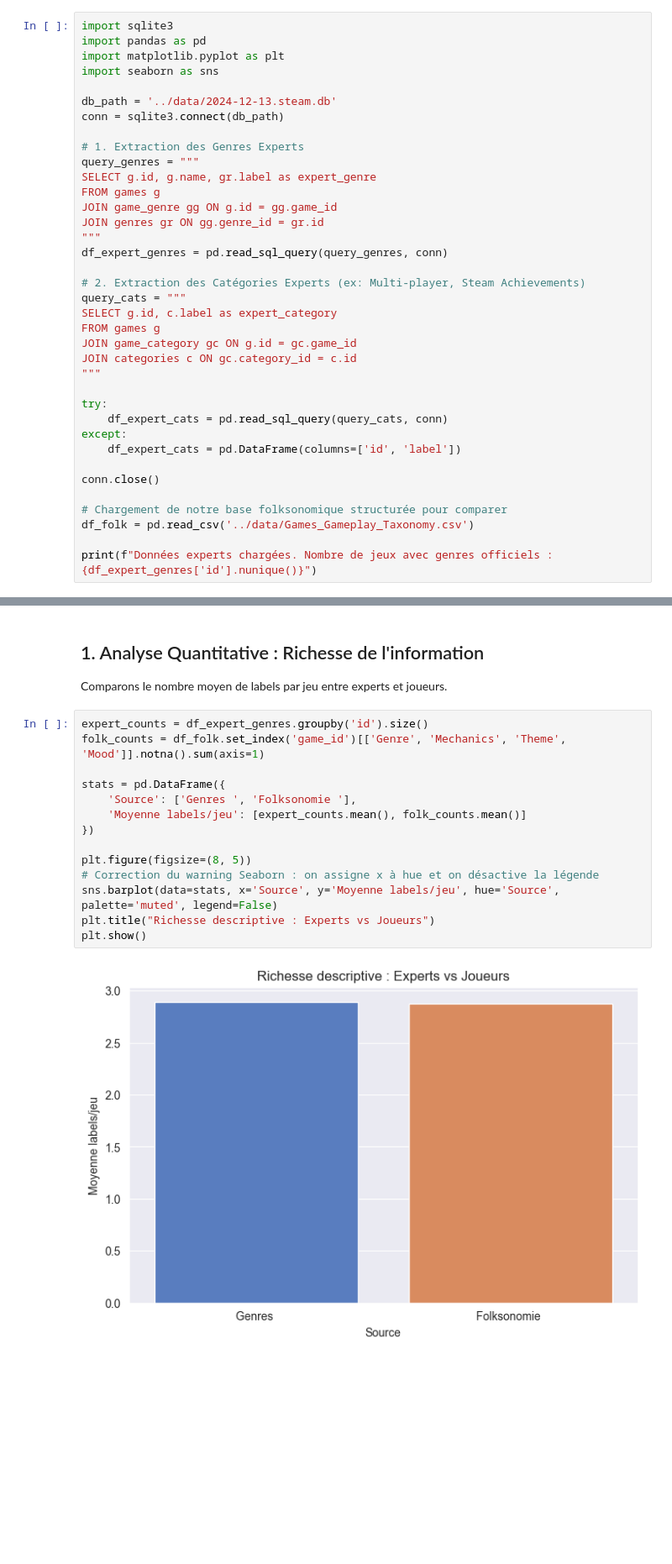
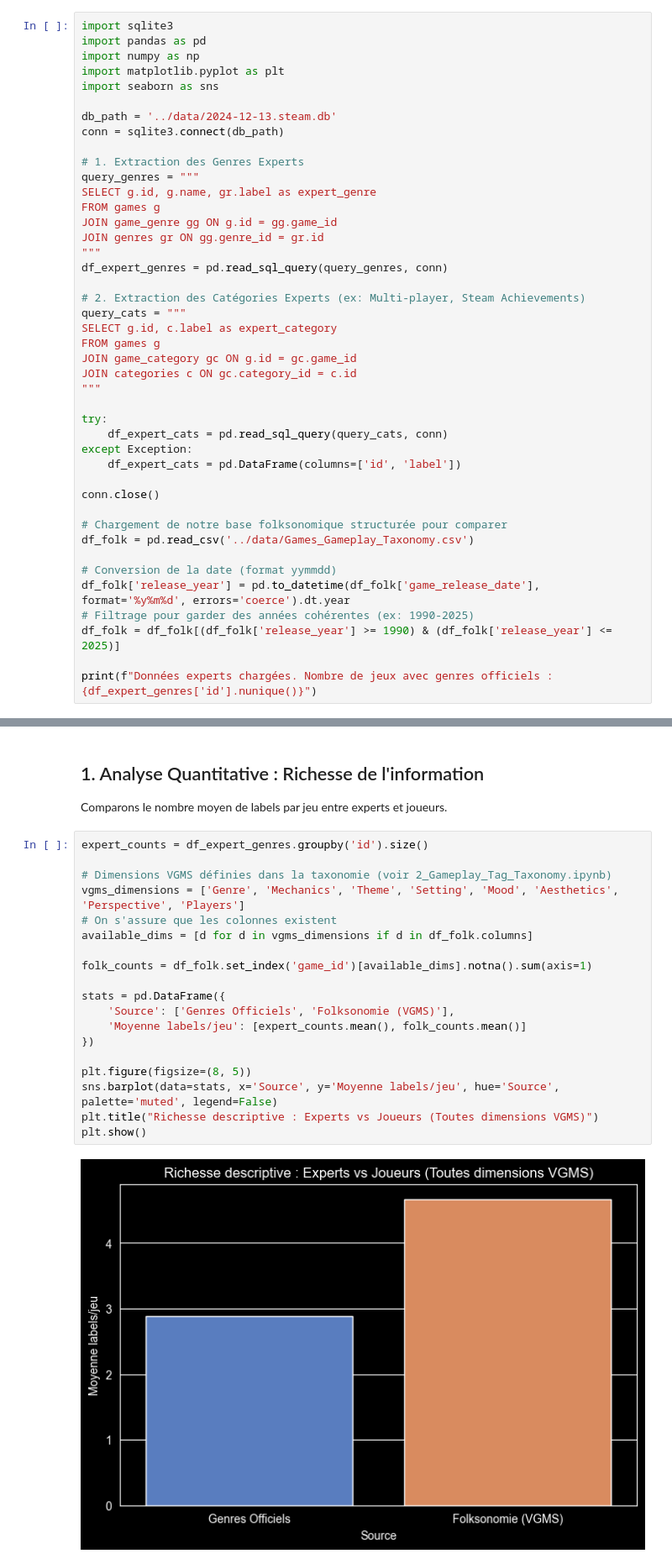
Before and after one commit to MissawB/Game-Mechanics-Classification-Steam, a Jupyter notebook: analysis/5_Expert_vs_Folksonomy_Comparison.ipynb, the cells around one changed output, grey strips where cells are left out. Shown at 84% size. Drawn from its saved outputs; the diff is of its cells as text; blank space fills up the shorter version.

```diff
--- a/analysis/5_Expert_vs_Folksonomy_Comparison.ipynb
+++ b/analysis/5_Expert_vs_Folksonomy_Comparison.ipynb
@@ -8,6 +8,7 @@ Cette analyse permet de voir si les utilisateurs apportent une valeur ajoutée (
 # %%
 import sqlite3
 import pandas as pd
+import numpy as np
 import matplotlib.pyplot as plt
 import seaborn as sns
 
@@ -33,7 +34,7 @@ JOIN categories c ON gc.category_id = c.id
 
 try:
     df_expert_cats = pd.read_sql_query(query_cats, conn)
-except:
+except Exception:
     df_expert_cats = pd.DataFrame(columns=['id', 'label'])
 
 conn.close()
@@ -41,6 +42,11 @@ conn.close()
 # Chargement de notre base folksonomique structurée pour comparer
 df_folk = pd.read_csv('../data/Games_Gameplay_Taxonomy.csv')
 
+# Conversion de la date (format yymmdd)
+df_folk['release_year'] = pd.to_datetime(df_folk['game_release_date'], format='%y%m%d', errors='coerce').dt.year
+# Filtrage pour garder des années cohérentes (ex: 1990-2025)
+df_folk = df_folk[(df_folk['release_year'] >= 1990) & (df_folk['release_year'] <= 2025)]
+
 print(f"Données experts chargées. Nombre de jeux avec genres officiels : {df_expert_genres['id'].nunique()}")
 # %% [output]
 Données experts chargées. Nombre de jeux avec genres officiels : 112332
@@ -52,17 +58,22 @@ Données experts chargées. Nombre de jeux avec genres officiels : 112332
 Comparons le nombre moyen de labels par jeu entre experts et joueurs.
 # %%
 expert_counts = df_expert_genres.groupby('id').size()
-folk_counts = df_folk.set_index('game_id')[['Genre', 'Mechanics', 'Theme', 'Mood']].notna().sum(axis=1)
+
+# Dimensions VGMS définies dans la taxonomie (voir 2_Gameplay_Tag_Taxonomy.ipynb)
+vgms_dimensions = ['Genre', 'Mechanics', 'Theme', 'Setting', 'Mood', 'Aesthetics', 'Perspective', 'Players']
+# On s'assure que les colonnes existent
+available_dims = [d for d in vgms_dimensions if d in df_folk.columns]
+
+folk_counts = df_folk.set_index('game_id')[available_dims].notna().sum(axis=1)
 
 stats = pd.DataFrame({
-    'Source': ['Genres ', 'Folksonomie '],
+    'Source': ['Genres Officiels', 'Folksonomie (VGMS)'],
     'Moyenne labels/jeu': [expert_counts.mean(), folk_counts.mean()]
 })
 
 plt.figure(figsize=(8, 5))
-# Correction du warning Seaborn : on assigne x à hue et on désactive la légende
 sns.barplot(data=stats, x='Source', y='Moyenne labels/jeu', hue='Source', palette='muted', legend=False)
-plt.title("Richesse descriptive : Experts vs Joueurs")
+plt.title("Richesse descriptive : Experts vs Joueurs (Toutes dimensions VGMS)")
 plt.show()
 # %% [output]
-[figure, old version]
+[figure, new version]
```
Also changed, not shown: parts of 19 cells of this notebook, 8 other files.
